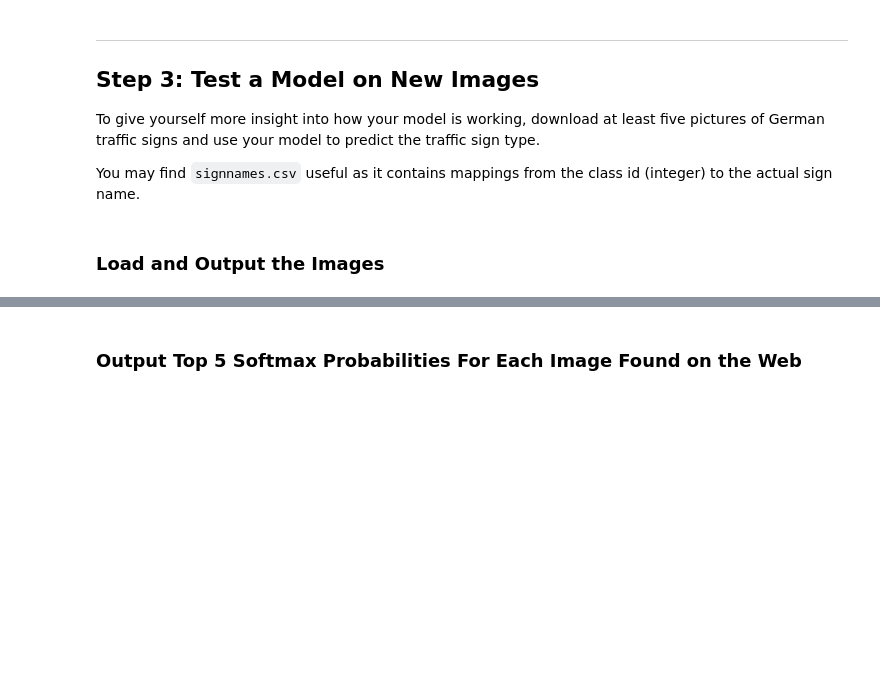
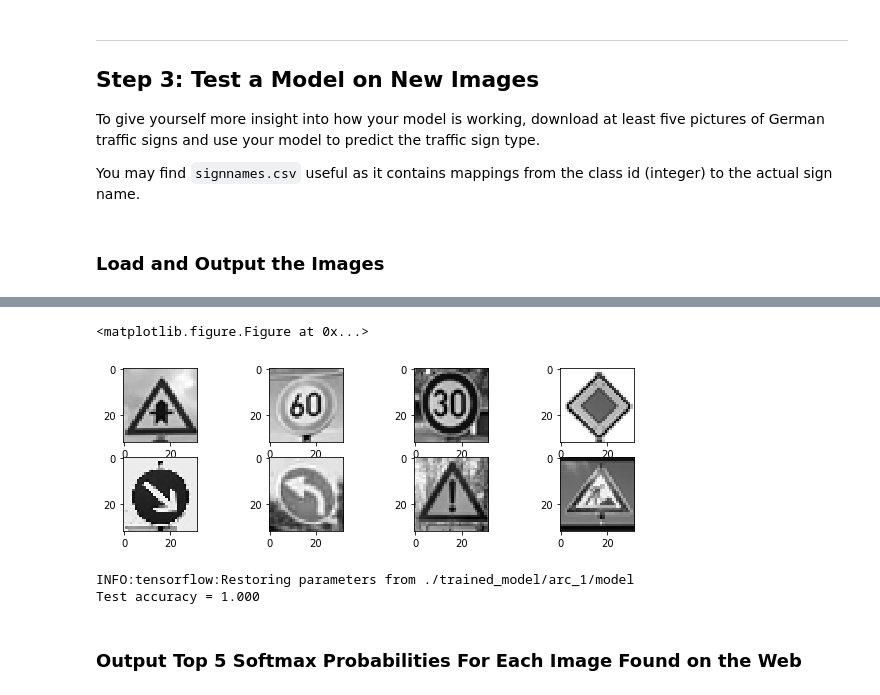
Before and after one commit to Tsuihao/CarND-Traffic-Sign-Classifier-Project, a Jupyter notebook: Traffic_Sign_Classifier.ipynb, the cells around one changed output, grey strips where cells are left out. Saved outputs shown, nothing was run; the diff lists cells and outputs as text; code cells hidden in the pictures; blank space fills up the shorter version.

```diff
--- a/Traffic_Sign_Classifier.ipynb
+++ b/Traffic_Sign_Classifier.ipynb
@@ -343,3 +336,28 @@ You may find `signnames.csv` useful as it contains mappings from the class id (i
+# %%
+new_validation_images = np.array(new_validation_images)
+new_validation_images = rgb_to_gray(new_validation_images)
+new_validation_images = naive_normalization(new_validation_images)
+# %%
+i = 0
+fig = plt.figure(figsize=(15,15))
+
+fig, axs = plt.subplots(2,4, figsize=(10,3))
+axs = axs.ravel()
+
+for img in new_validation_images:
+    img = img.squeeze()
+    axs[i].imshow(img, cmap='gray')
+    i+=1
+# %% [output]
+<matplotlib.figure.Figure at 0x...>
+[figure, added]
+# %%
+new_validation_images_label = [11, 3, 1, 12, 38, 34, 18, 25]
+
+run_trained_model('arc_1', new_validation_images,  new_validation_images_label)
+# %% [output]
+INFO:tensorflow:Restoring parameters from ./trained_model/arc_1/model
+Test accuracy = 1.000
 # %% [markdown]
 ### Output Top 5 Softmax Probabilities For Each Image Found on the Web
 # %% [markdown]
```
Also changed, not shown: parts of 15 cells of this notebook, 19 other files.
